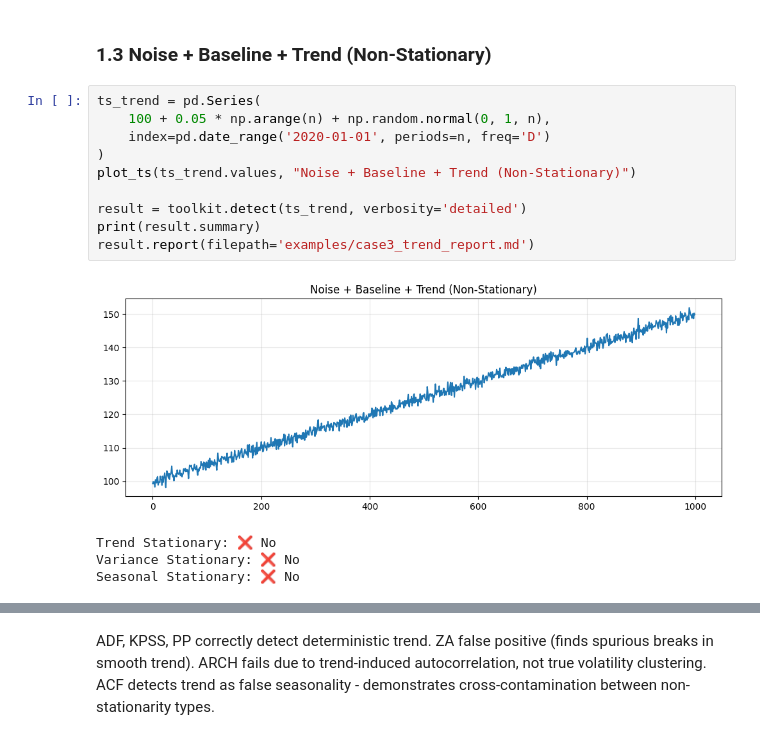
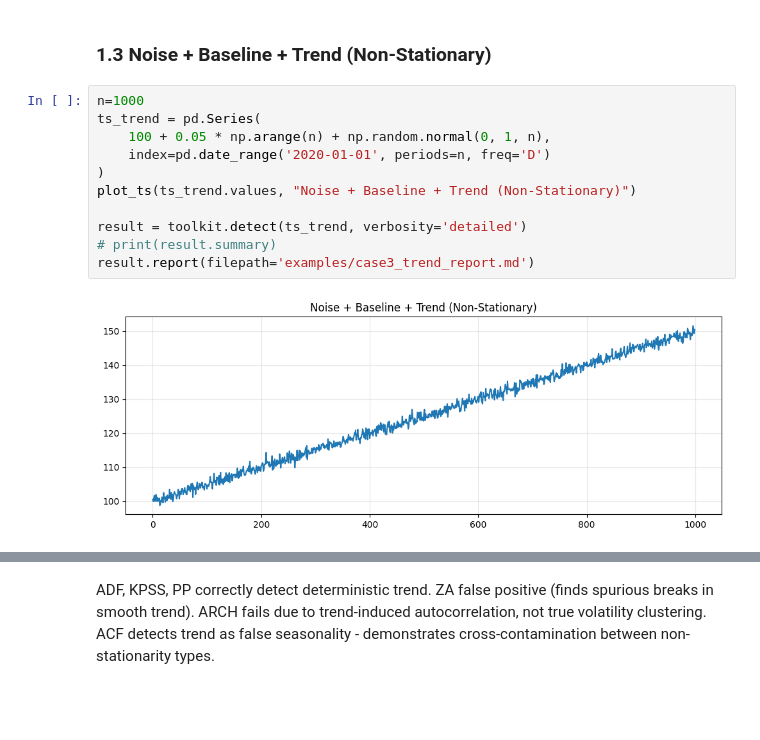
Before and after one commit to mbsuraj/stationarityToolkit, a Jupyter notebook: examples/detailed_usage.ipynb, the cells around one changed output, grey strips where cells are left out. Drawn from its saved outputs; the diff is of its cells as text; blank space fills up the shorter version.

```diff
--- a/examples/detailed_usage.ipynb
+++ b/examples/detailed_usage.ipynb
@@ -113,18 +95,16 @@ All tests pass - baseline shift doesn't affect stationarity.
 # %% [markdown]
 ### 1.3 Noise + Baseline + Trend (Non-Stationary)
 # %%
+n=1000
 ts_trend = pd.Series(
     100 + 0.05 * np.arange(n) + np.random.normal(0, 1, n),
     index=pd.date_range('2020-01-01', periods=n, freq='D')
 )
 plot_ts(ts_trend.values, "Noise + Baseline + Trend (Non-Stationary)")
 
 result = toolkit.detect(ts_trend, verbosity='detailed')
-print(result.summary)
+# print(result.summary)
 result.report(filepath='examples/case3_trend_report.md')
 # %% [output]
-[figure, old version]
+[figure, new version]
-Trend Stationary: ❌ No
-Variance Stationary: ❌ No
-Seasonal Stationary: ❌ No
 |  | Test Type | Test | Result | Statistic | P-value | Note | Interpretation |
```
Also changed, not shown: parts of 23 cells of this notebook, 17 other files.
